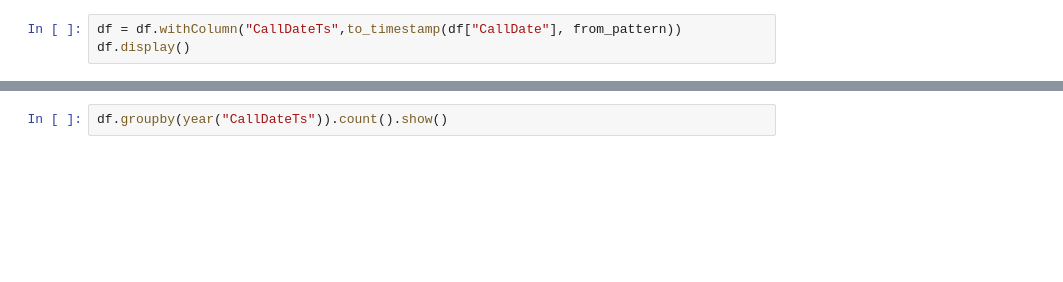
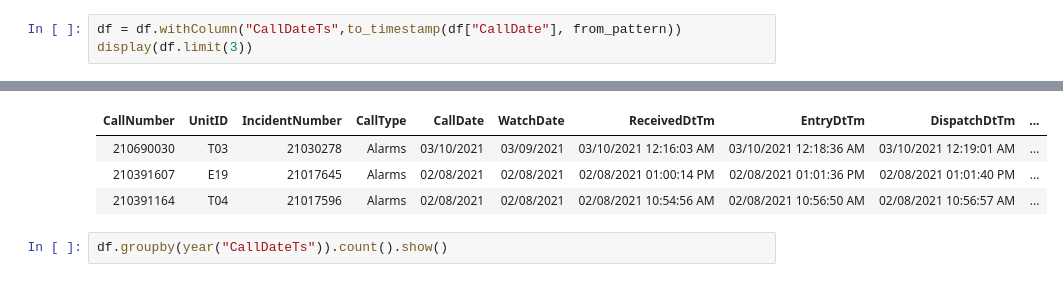
Before and after one commit to pshindi/pshindipublic, a Jupyter notebook: FireIncidentSanFrancisco.ipynb, the cells around one changed output, grey strips where cells are left out. Saved outputs shown, nothing was run; the diff lists cells and outputs as text; blank space fills up the shorter version.

Commit message:
Analysis CSV, Parquet, Table(SQL) - Performance

```diff
--- a/FireIncidentSanFrancisco.ipynb
+++ b/FireIncidentSanFrancisco.ipynb
@@ -93,5 +119,5 @@ to_pattern = "yyyy-MM-dd"
 [interactive output not drawn]
 # %%
 df = df.withColumn("CallDateTs",to_timestamp(df["CallDate"], from_pattern))
-df.display()
+display(df.limit(3))
 # %% [output]
@@ -99,3 +124,7 @@ df.display()
+| CallNumber | UnitID | IncidentNumber | CallType | CallDate | WatchDate | ReceivedDtTm | EntryDtTm | DispatchDtTm | ... |
+| 210690030 | T03 | 21030278 | Alarms | 03/10/2021 | 03/09/2021 | 03/10/2021 12:16:03 AM | 03/10/2021 12:18:36 AM | 03/10/2021 12:19:01 AM | ... |
+| 210391607 | E19 | 21017645 | Alarms | 02/08/2021 | 02/08/2021 | 02/08/2021 01:00:14 PM | 02/08/2021 01:01:36 PM | 02/08/2021 01:01:40 PM | ... |
+| 210391164 | T04 | 21017596 | Alarms | 02/08/2021 | 02/08/2021 | 02/08/2021 10:54:56 AM | 02/08/2021 10:56:50 AM | 02/08/2021 10:56:57 AM | ... |
 # %%
 df.groupby(year("CallDateTs")).count().show()
 # %% [output]
```
Also changed, not shown: parts of 14 cells of this notebook.
